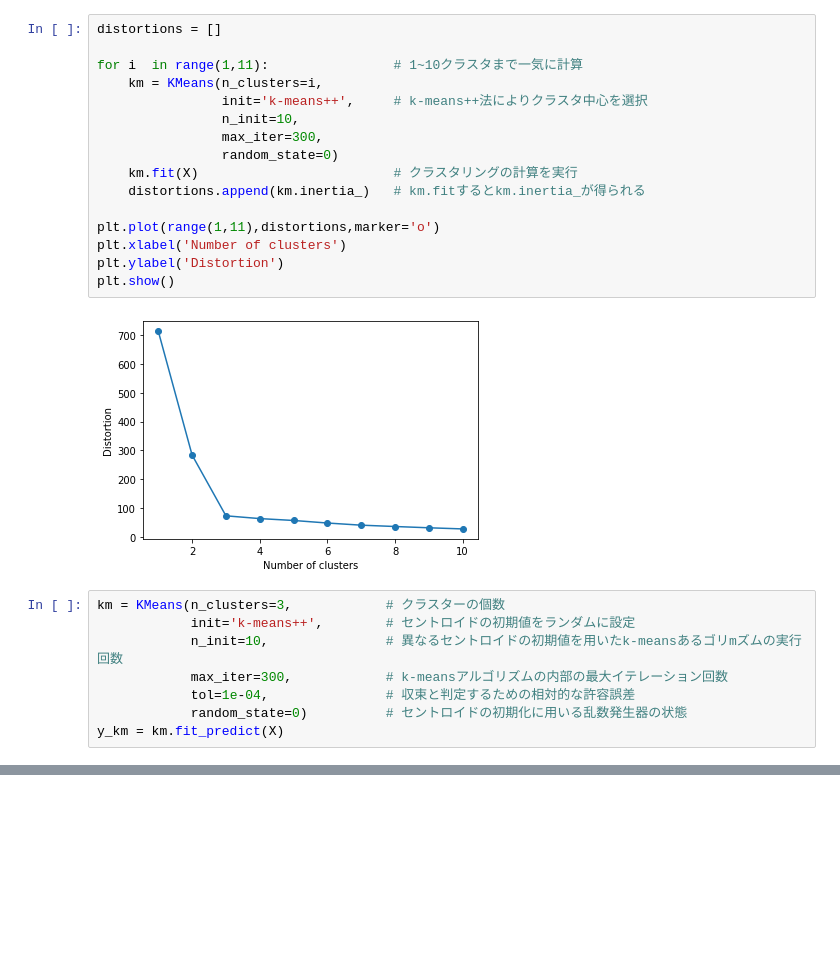
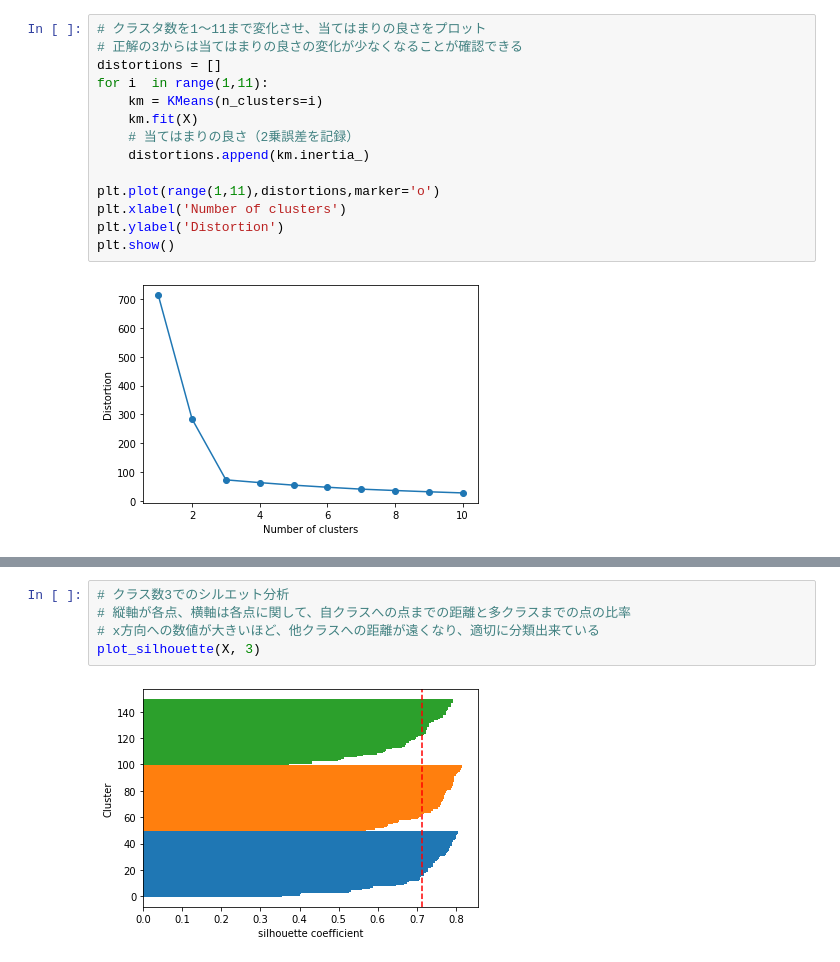
Before and after one commit to peisuke/ml-works, a Jupyter notebook: 7/7_4.ipynb, the cells around one changed output, grey strips where cells are left out. Cells and saved outputs as stored; diff of their text form; blank space fills up the shorter version.

```diff
--- a/7/7_4.ipynb
+++ b/7/7_4.ipynb
@@ -67,14 +38,12 @@ plt.show()
 # %%
+# クラスタ数を1〜11まで変化させ、当てはまりの良さをプロット
+# 正解の3からは当てはまりの良さの変化が少なくなることが確認できる
 distortions = []
-
-for i  in range(1,11):                # 1~10クラスタまで一気に計算
-    km = KMeans(n_clusters=i,
-                init='k-means++',     # k-means++法によりクラスタ中心を選択
-                n_init=10,
-                max_iter=300,
-                random_state=0)
-    km.fit(X)                         # クラスタリングの計算を実行
-    distortions.append(km.inertia_)   # km.fitするとkm.inertia_が得られる
+for i  in range(1,11):
+    km = KMeans(n_clusters=i)
+    km.fit(X)
+    # 当てはまりの良さ（2乗誤差を記録）
+    distortions.append(km.inertia_)
 
 plt.plot(range(1,11),distortions,marker='o')
 plt.xlabel('Number of clusters')
@@ -82,12 +51,4 @@ plt.ylabel('Distortion')
 plt.show()
 # %% [output]
 [figure]
-# %%
-km = KMeans(n_clusters=3,            # クラスターの個数
-            init='k-means++',        # セントロイドの初期値をランダムに設定
-            n_init=10,               # 異なるセントロイドの初期値を用いたk-meansあるゴリmズムの実行回数
-            max_iter=300,            # k-meansアルゴリズムの内部の最大イテレーション回数
-            tol=1e-04,               # 収束と判定するための相対的な許容誤差
-            random_state=0)          # セントロイドの初期化に用いる乱数発生器の状態
-y_km = km.fit_predict(X)
 # %%
@@ -125,0 +78,7 @@ plt.show()
+# %%
+# クラス数3でのシルエット分析
+# 縦軸が各点、横軸は各点に関して、自クラスへの点までの距離と多クラスまでの点の比率
+# x方向への数値が大きいほど、他クラスへの距離が遠くなり、適切に分類出来ている
+plot_silhouette(X, 3)
+# %% [output]
+[figure, added]
```
Also changed, not shown: parts of 9 cells of this notebook.
